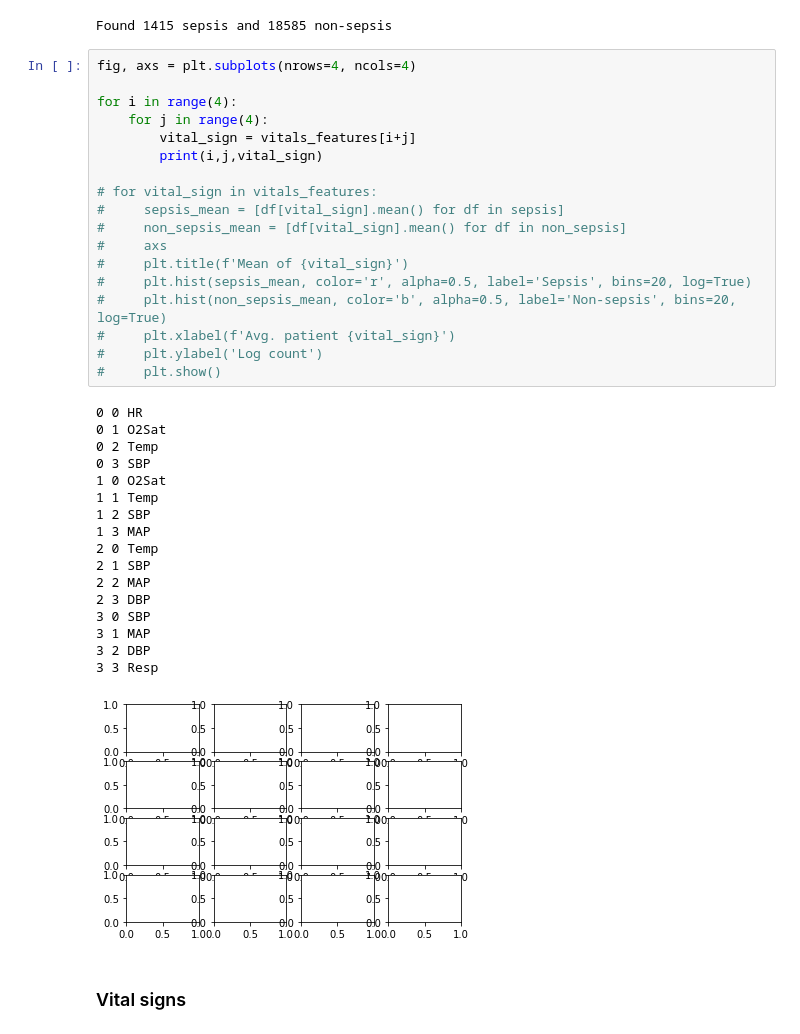
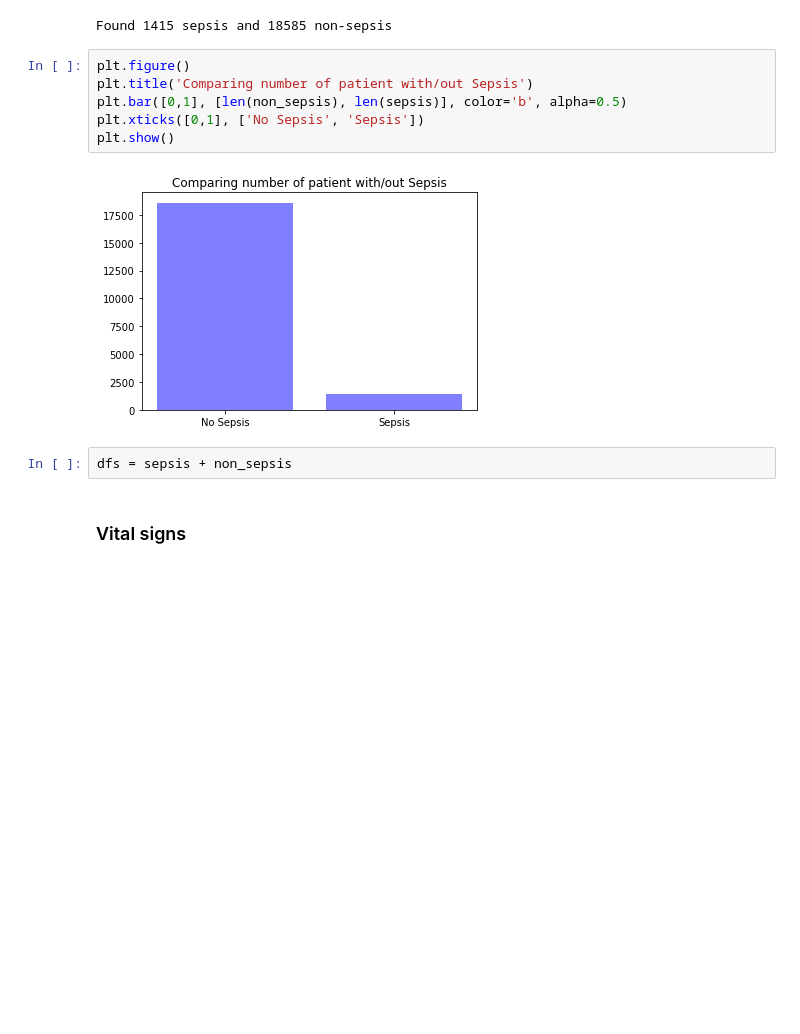
Before and after one commit to snirlugassy/sepsis_early_detection, a Jupyter notebook: hw1_eda.ipynb, the cells around one changed output. Saved outputs shown, nothing was run; the diff lists cells and outputs as text; blank space fills up the shorter version.

```diff
--- a/hw1_eda.ipynb
+++ b/hw1_eda.ipynb
@@ -77,42 +77,16 @@ with tqdm(total=len(train_files)) as pbar:
 print(f'Found {len(sepsis)} sepsis and {len(non_sepsis)} non-sepsis')
 # %% [output]
 Found 1415 sepsis and 18585 non-sepsis
-# %%
-fig, axs = plt.subplots(nrows=4, ncols=4)
-
-for i in range(4):
-    for j in range(4):
-        vital_sign = vitals_features[i+j]
-        print(i,j,vital_sign)
-
-# for vital_sign in vitals_features:
-#     sepsis_mean = [df[vital_sign].mean() for df in sepsis]
-#     non_sepsis_mean = [df[vital_sign].mean() for df in non_sepsis]
-#     axs
-#     plt.title(f'Mean of {vital_sign}')
-#     plt.hist(sepsis_mean, color='r', alpha=0.5, label='Sepsis', bins=20, log=True)
-#     plt.hist(non_sepsis_mean, color='b', alpha=0.5, label='Non-sepsis', bins=20, log=True)
-#     plt.xlabel(f'Avg. patient {vital_sign}')
-#     plt.ylabel('Log count')
-#     plt.show()
-# %% [output]
-0 0 HR
-0 1 O2Sat
-0 2 Temp
-0 3 SBP
-1 0 O2Sat
-1 1 Temp
-1 2 SBP
-1 3 MAP
-2 0 Temp
-2 1 SBP
-2 2 MAP
-2 3 DBP
-3 0 SBP
-3 1 MAP
-3 2 DBP
-3 3 Resp
-[figure, removed]
+# %%
+plt.figure()
+plt.title('Comparing number of patient with/out Sepsis')
+plt.bar([0,1], [len(non_sepsis), len(sepsis)], color='b', alpha=0.5)
+plt.xticks([0,1], ['No Sepsis', 'Sepsis'])
+plt.show()
+# %% [output]
+[figure, added]
+# %%
+dfs = sepsis + non_sepsis
 # %% [markdown]
 ### Vital signs
 # %%
```
Also changed, not shown: parts of 4 cells of this notebook, 15 other files.
